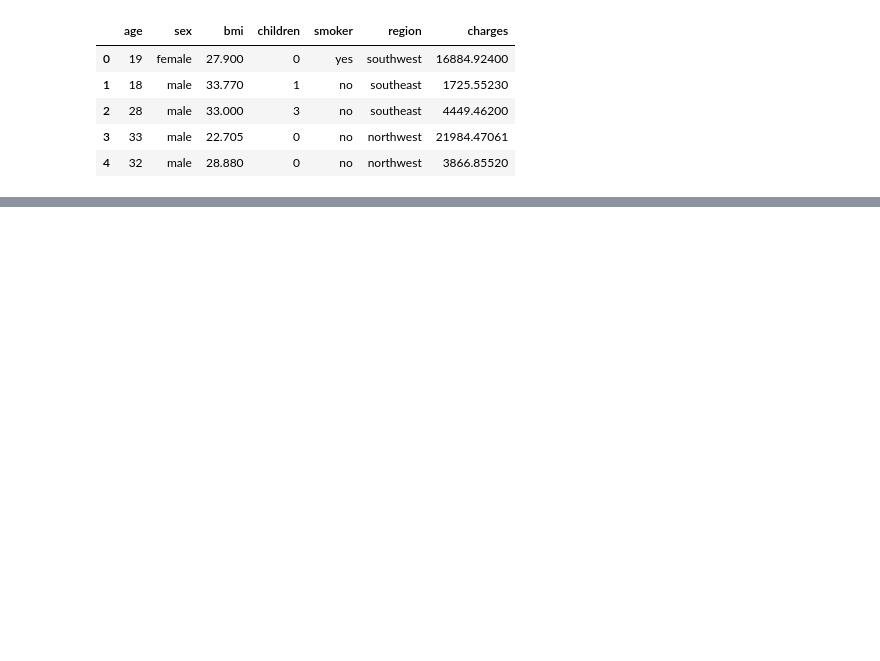
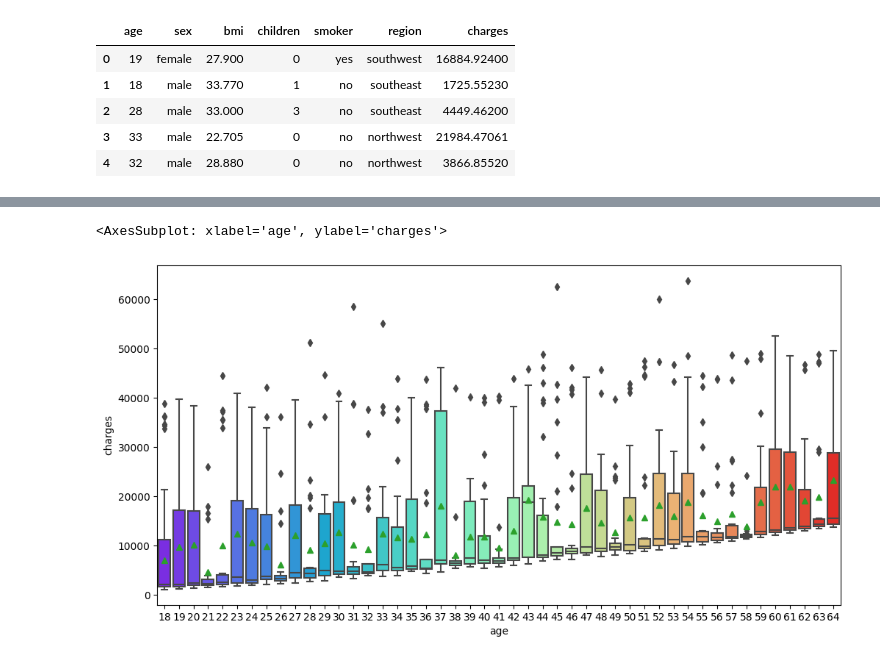
Before and after one commit to Oliss4t/BHT_ML2, a Jupyter notebook: nn.ipynb, the cells around one changed output, grey strips where cells are left out. Saved outputs shown, nothing was run; the diff lists cells and outputs as text; code cells hidden in the pictures; blank space fills up the shorter version.

```diff
--- a/nn.ipynb
+++ b/nn.ipynb
@@ -46,0 +126,7 @@ test_df = df.drop(train_df.index).drop(val_df.index)
+# %%
+# draw boxplot age vs charges
+fig, ax = plt.subplots(1, 1, figsize=(12, 6))
+sns.boxplot(x='age', y='charges', data=df, palette='rainbow', showmeans=True)
+# %% [output]
+<AxesSubplot: xlabel='age', ylabel='charges'>
+[figure, added]
```
Also changed, not shown: parts of 40 cells of this notebook, 15 other files.
